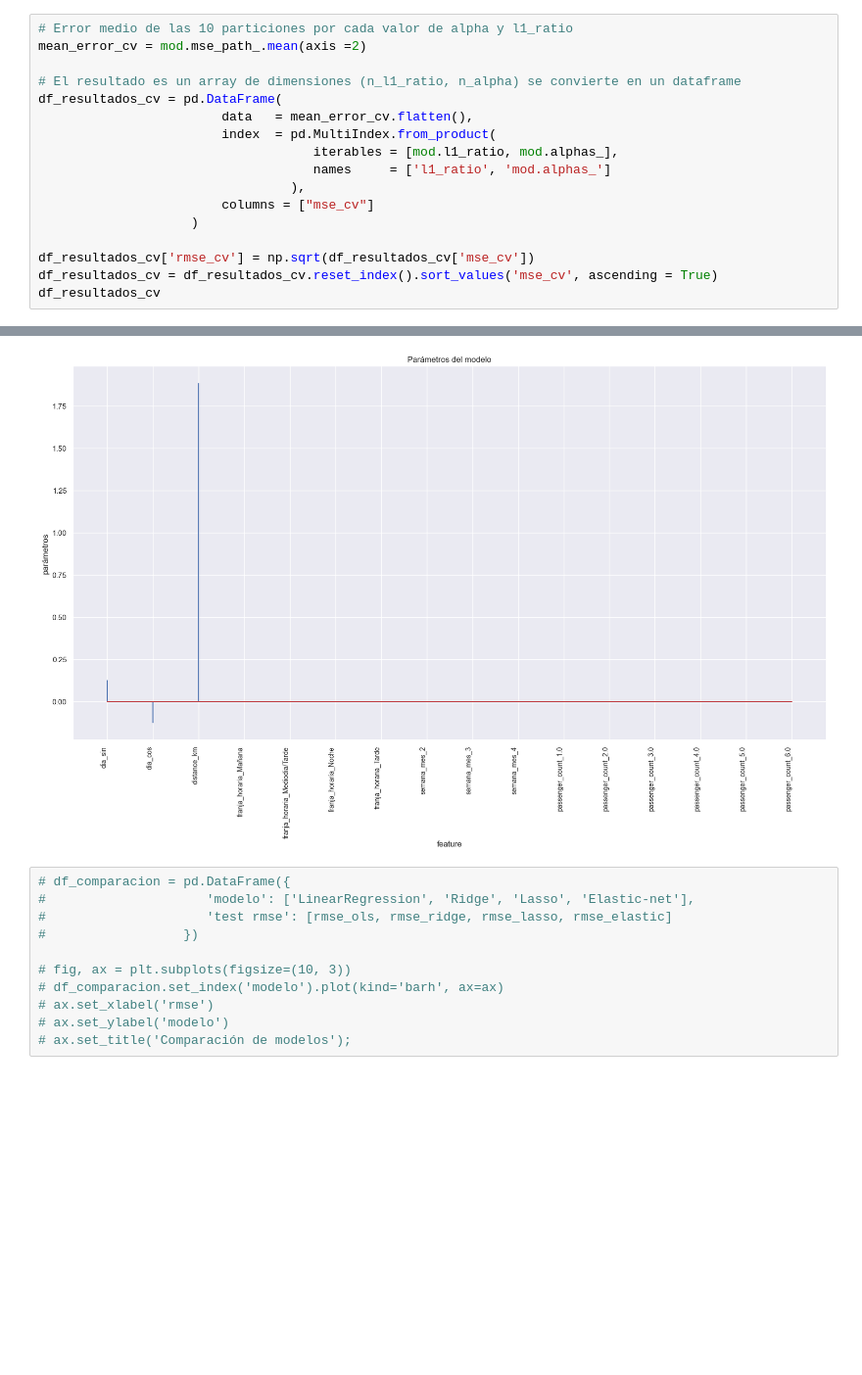
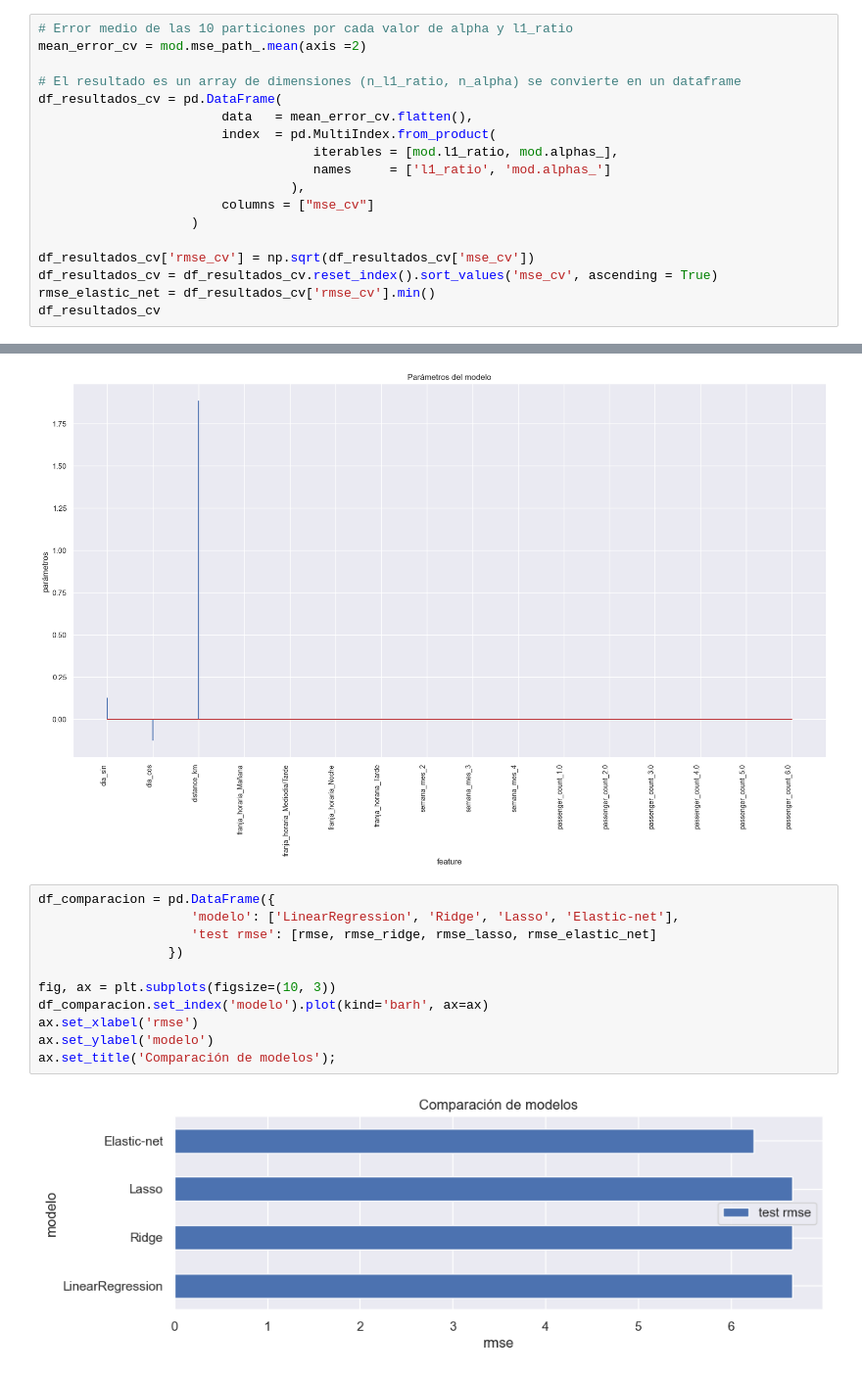
Before and after one commit to GenaCanciani/AA1-TUIA-2025C2-Canciani-Morales-Mancini, a Jupyter notebook: TP-Regresion-AA1-2025C1.ipynb, the cells around one changed output, grey strips where cells are left out. Shown at 98% size. Cells and saved outputs as stored; diff of their text form; blank space fills up the shorter version.

```diff
--- a/TP-Regresion-AA1-2025C1.ipynb
+++ b/TP-Regresion-AA1-2025C1.ipynb
@@ -876,6 +973,7 @@ df_resultados_cv = pd.DataFrame(
 
 df_resultados_cv['rmse_cv'] = np.sqrt(df_resultados_cv['mse_cv'])
 df_resultados_cv = df_resultados_cv.reset_index().sort_values('mse_cv', ascending = True)
+rmse_elastic_net = df_resultados_cv['rmse_cv'].min()
 df_resultados_cv
 # %% [output]
 |  | l1_ratio | mod.alphas_ | mse_cv | rmse_cv |
@@ -923,13 +1023,15 @@ ax.set_title('Parámetros del modelo');
 # %% [output]
 [figure]
 # %%
-# df_comparacion = pd.DataFrame({
-#                     'modelo': ['LinearRegression', 'Ridge', 'Lasso', 'Elastic-net'],
-#                     'test rmse': [rmse_ols, rmse_ridge, rmse_lasso, rmse_elastic]
-#                  })
+df_comparacion = pd.DataFrame({
+                    'modelo': ['LinearRegression', 'Ridge', 'Lasso', 'Elastic-net'],
+                    'test rmse': [rmse, rmse_ridge, rmse_lasso, rmse_elastic_net]
+                 })
 
-# fig, ax = plt.subplots(figsize=(10, 3))
-# df_comparacion.set_index('modelo').plot(kind='barh', ax=ax)
-# ax.set_xlabel('rmse')
-# ax.set_ylabel('modelo')
-# ax.set_title('Comparación de modelos');
+fig, ax = plt.subplots(figsize=(10, 3))
+df_comparacion.set_index('modelo').plot(kind='barh', ax=ax)
+ax.set_xlabel('rmse')
+ax.set_ylabel('modelo')
+ax.set_title('Comparación de modelos');
+# %% [output]
+[figure, added]
```
Also changed, not shown: parts of 6 cells of this notebook.
